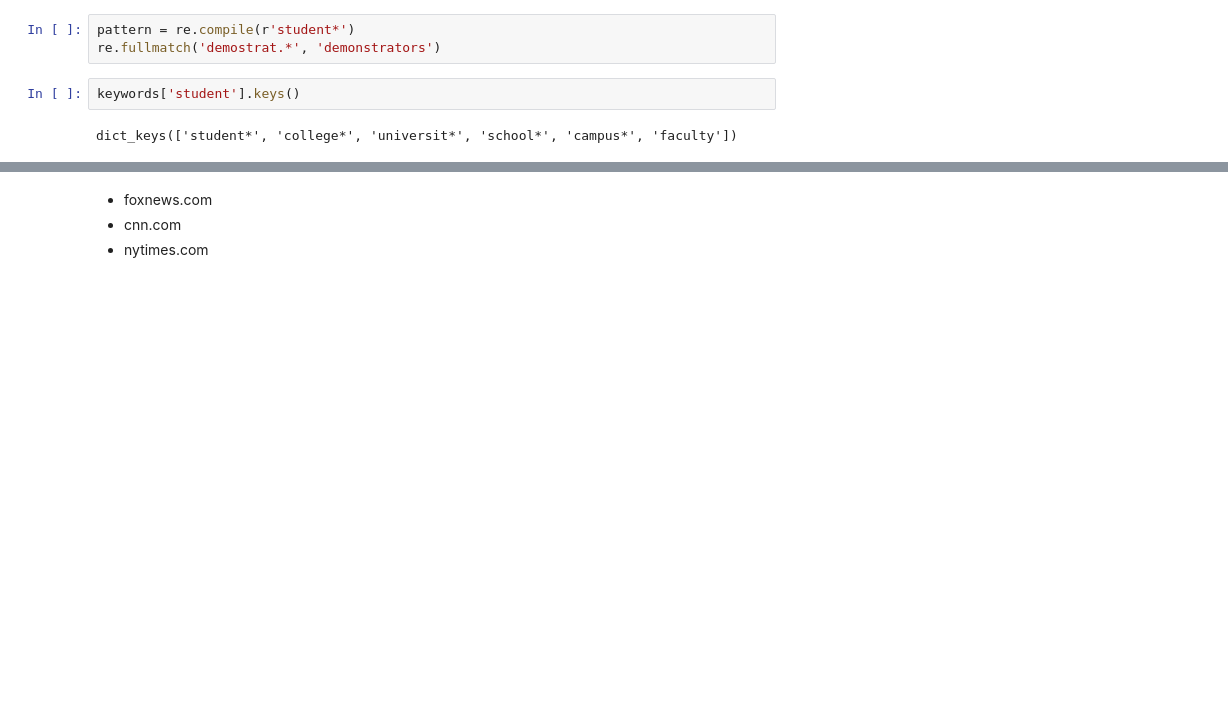
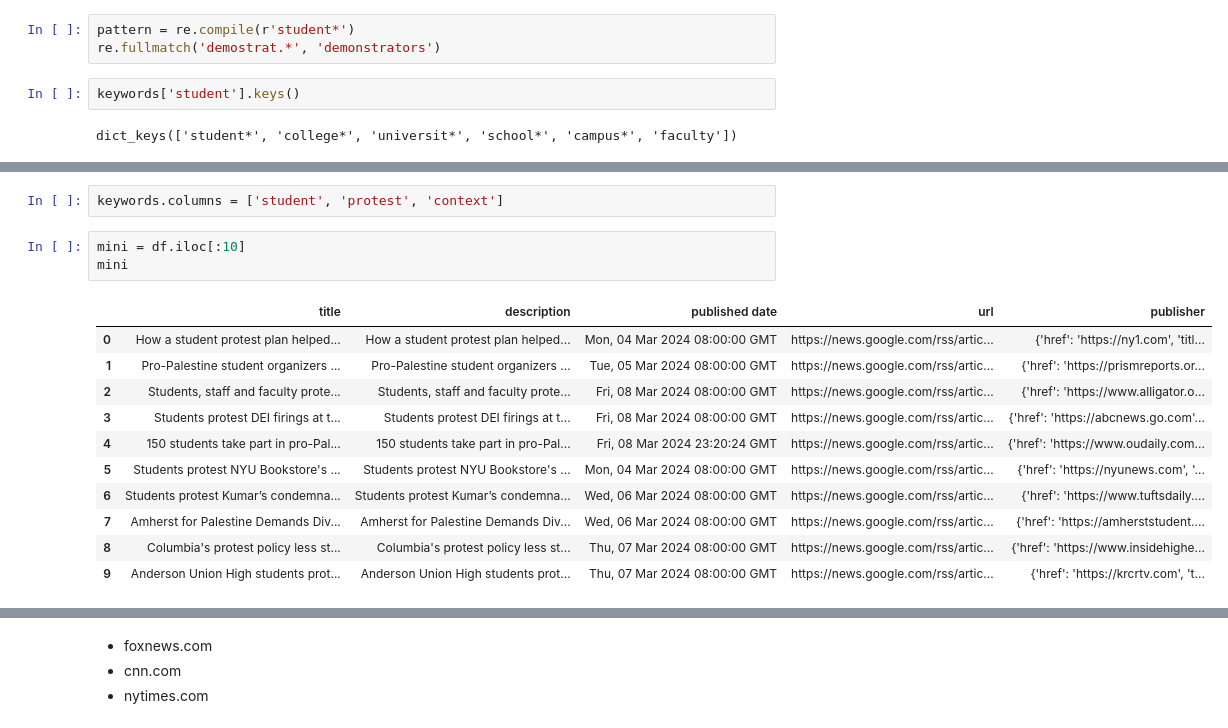
Before and after one commit to jjoycehu/poli-179, a Jupyter notebook: google news data collection.ipynb, the cells around one changed output, grey strips where cells are left out. Saved outputs shown, nothing was run; the diff lists cells and outputs as text; blank space fills up the shorter version.

```diff
--- a/google news data collection.ipynb
+++ b/google news data collection.ipynb
@@ -448,0 +437,17 @@ keywords = {
+# %%
+keywords.columns = ['student', 'protest', 'context']
+# %%
+mini = df.iloc[:10]
+mini
+# %% [output]
+|  | title | description | published date | url | publisher |
+| 0 | How a student protest plan helped... | How a student protest plan helped... | Mon, 04 Mar 2024 08:00:00 GMT | https://news.google.com/rss/artic... | {'href': 'https://ny1.com', 'titl... |
+| 1 | Pro-Palestine student organizers ... | Pro-Palestine student organizers ... | Tue, 05 Mar 2024 08:00:00 GMT | https://news.google.com/rss/artic... | {'href': 'https://prismreports.or... |
+| 2 | Students, staff and faculty prote... | Students, staff and faculty prote... | Fri, 08 Mar 2024 08:00:00 GMT | https://news.google.com/rss/artic... | {'href': 'https://www.alligator.o... |
+| 3 | Students protest DEI firings at t... | Students protest DEI firings at t... | Fri, 08 Mar 2024 08:00:00 GMT | https://news.google.com/rss/artic... | {'href': 'https://abcnews.go.com'... |
+| 4 | 150 students take part in pro-Pal... | 150 students take part in pro-Pal... | Fri, 08 Mar 2024 23:20:24 GMT | https://news.google.com/rss/artic... | {'href': 'https://www.oudaily.com... |
+| 5 | Students protest NYU Bookstore's ... | Students protest NYU Bookstore's ... | Mon, 04 Mar 2024 08:00:00 GMT | https://news.google.com/rss/artic... | {'href': 'https://nyunews.com', '... |
+| 6 | Students protest Kumar’s condemna... | Students protest Kumar’s condemna... | Wed, 06 Mar 2024 08:00:00 GMT | https://news.google.com/rss/artic... | {'href': 'https://www.tuftsdaily.... |
+| 7 | Amherst for Palestine Demands Div... | Amherst for Palestine Demands Div... | Wed, 06 Mar 2024 08:00:00 GMT | https://news.google.com/rss/artic... | {'href': 'https://amherststudent.... |
+| 8 | Columbia's protest policy less st... | Columbia's protest policy less st... | Thu, 07 Mar 2024 08:00:00 GMT | https://news.google.com/rss/artic... | {'href': 'https://www.insidehighe... |
+| 9 | Anderson Union High students prot... | Anderson Union High students prot... | Thu, 07 Mar 2024 08:00:00 GMT | https://news.google.com/rss/artic... | {'href': 'https://krcrtv.com', 't... |
```
Also changed, not shown: parts of 11 cells of this notebook.
